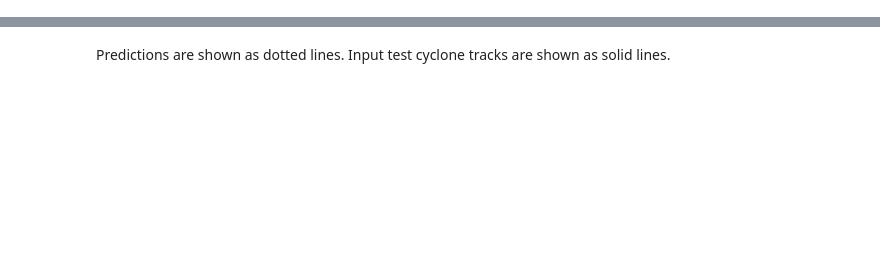
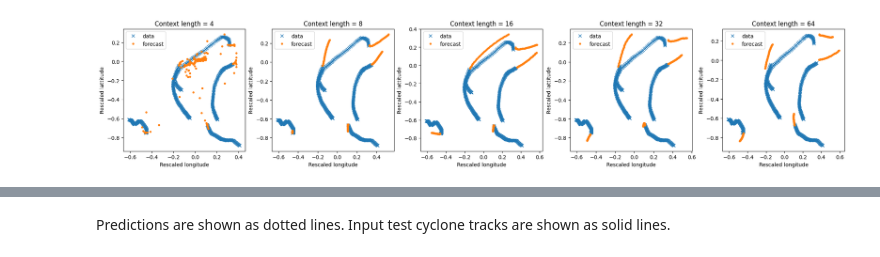
Before and after one commit to ejbrun/koopman_learning_tropical_cyclone, a Jupyter notebook: examples/koopman_kernel_for_TC_plot_prediction.ipynb, the cells around one changed output, grey strips where cells are left out. Saved outputs shown, nothing was run; the diff lists cells and outputs as text; code cells hidden in the pictures; blank space fills up the shorter version.

```diff
--- a/examples/koopman_kernel_for_TC_plot_prediction.ipynb
+++ b/examples/koopman_kernel_for_TC_plot_prediction.ipynb
@@ -388,0 +172,4 @@ Looks good. To visualize the tropical cyclone tracks and the predictions on the
+# %%
+basin = BASINS_SELECTION[1]
+basins = [basin]
+basin
@@ -388,0 +257,6 @@ Looks good. To visualize the tropical cyclone tracks and the predictions on the
+# %%
+# context_length_test_data = 12
+# context_length_test_data = 80
+context_length_test_data = 120
+print("Lookback length of one of the models:", models[16][basin].lookback_len)
+print("Context length of the dataset on which the forecasting should be performed", context_length_test_data)
@@ -388,0 +307,28 @@ Looks good. To visualize the tropical cyclone tracks and the predictions on the
+# %%
+n_steps_future = 40
+
+idx = np.random.randint(0, contexts["test"].shape[0], 5)
+test_context = contexts['test'][idx]
+
+predicted_context = {}
+for context_length in context_lengths:
+    predicted_context[context_length] = predict_time_series(models[context_length][basin], test_context, n_steps=n_steps_future, context_length=models[context_length][basin].lookback_len + 1)
+# %%
+fig, ax = plt.subplots(1, len(context_lengths), layout="constrained")
+fig.set_size_inches(20,4)
+
+for idx_cl, context_length in enumerate(context_lengths):
+
+    data = test_context.data.reshape(-1, 7)
+    forecast = predicted_context[context_length].reshape(-1, 7)
+
+    ax[idx_cl].plot(data[:, 0], data[:, 1], "x", color="C0", label="data")
+    ax[idx_cl].plot(forecast[:, 0], forecast[:, 1], ".", color="C1", label="forecast")
+
+    ax[idx_cl].set_title(f"Context length = {context_length}")
+    ax[idx_cl].set_xlabel("Rescaled longitude")
+    ax[idx_cl].set_ylabel("Rescaled lattitude")
+
+    ax[idx_cl].legend()
+# %% [output]
+[figure, added]
```
Also changed, not shown: parts of 63 cells of this notebook, 11 other files.
